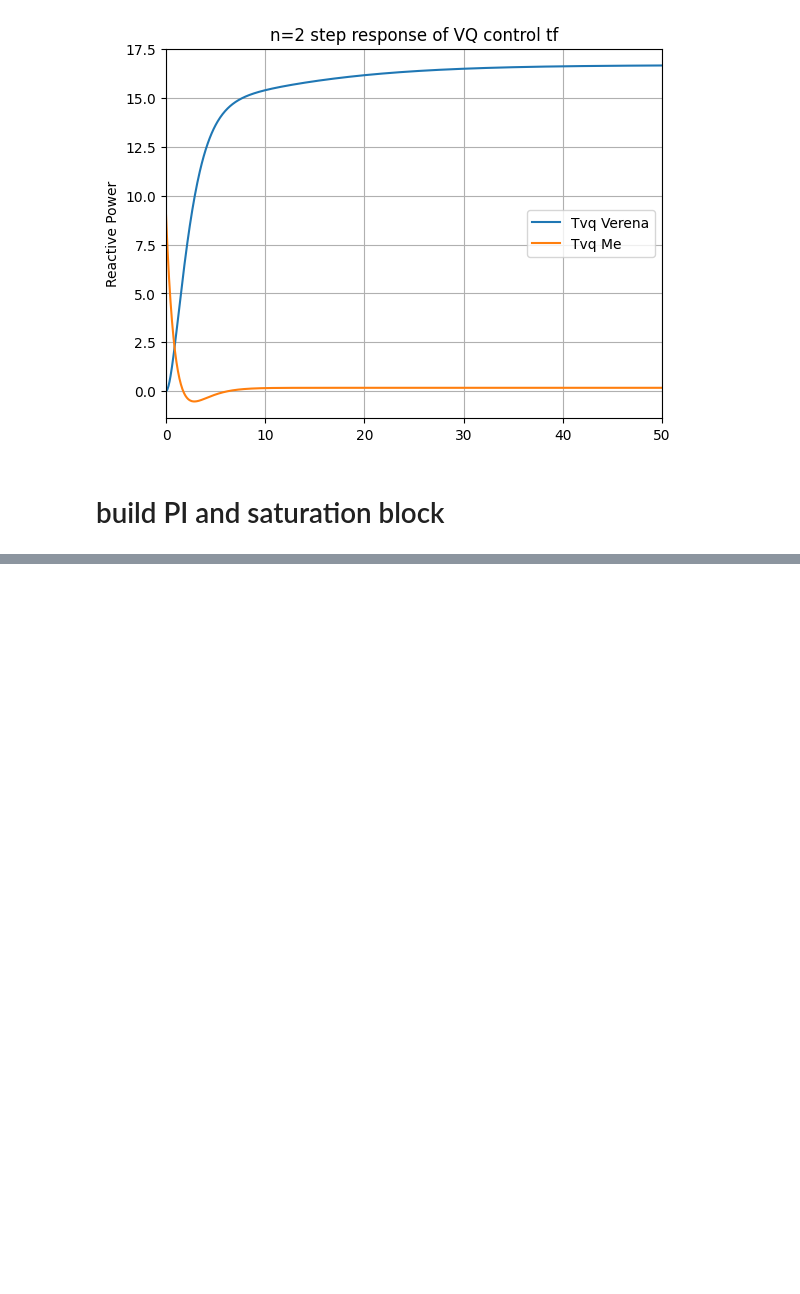
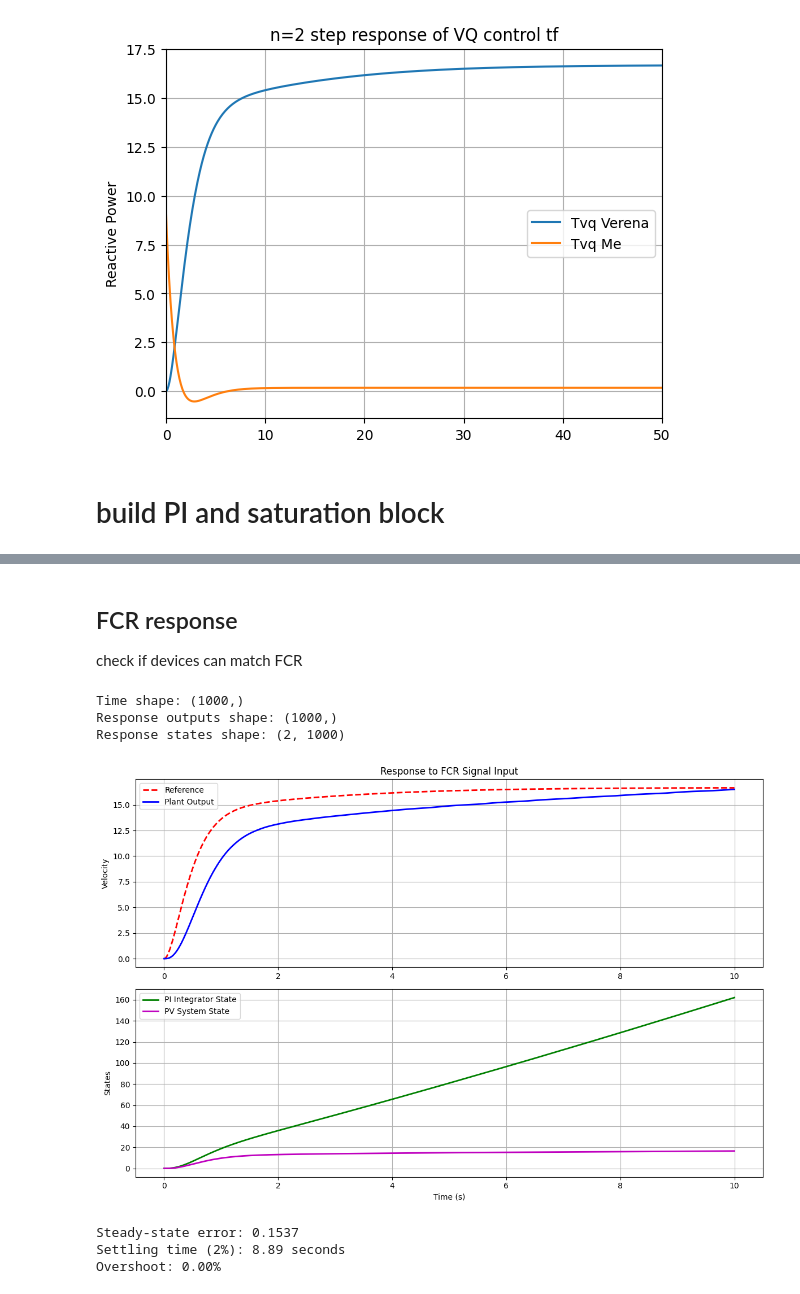
Before and after one commit to cvonholly/dvpp_reward_mechanism, a Jupyter notebook: simple_control.ipynb, the cells around one changed output, grey strips where cells are left out. Cells and saved outputs as stored; diff of their text form; code cells hidden in the pictures; blank space fills up the shorter version.

```diff
--- a/simple_control.ipynb
+++ b/simple_control.ipynb
@@ -283,6 +278,10 @@ closed_loop
 # %%
-if __name__ == "__main__":
-    # Time vector
+def check_control_system(G, vref, title=''):
+    """
+    Check the performance of the control system.
+    G: interconnected system
+    vref: reference to follow
+    """
     t = np.linspace(0, 10, 1000)
 
     # Step reference input
@@ -312,7 +311,7 @@ if __name__ == "__main__":
     plt.plot(t, vref, 'r--', label='Reference', linewidth=2)
     plt.plot(t, plant_output, 'b-', label='Plant Output', linewidth=2)
     plt.ylabel('Velocity')
-    plt.title('Response to VQ Signal Input')
+    plt.title(title)
     plt.legend()
     plt.grid(True)
 
@@ -360,0 +362,14 @@ Overshoot: 0.00%
+# %% [markdown]
+## FCR response
+
+check if devices can match FCR
+# %%
+check_control_system(closed_loop, yfcr_verena, title="Response to FCR Signal Input")
+# %% [output]
+Time shape: (1000,)
+Response outputs shape: (1000,)
+Response states shape: (2, 1000)
+[figure, added]
+Steady-state error: 0.1537
+Settling time (2%): 8.89 seconds
+Overshoot: 0.00%
```
Also changed, not shown: parts of 5 cells of this notebook.
